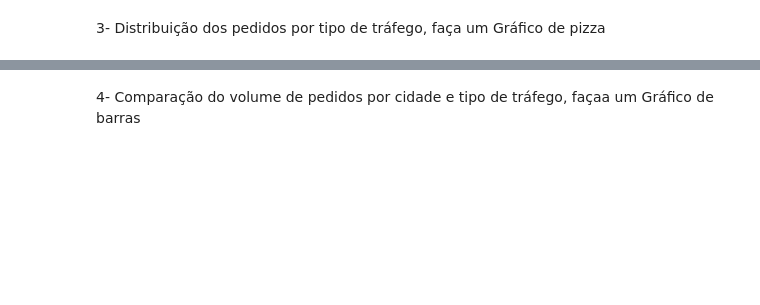
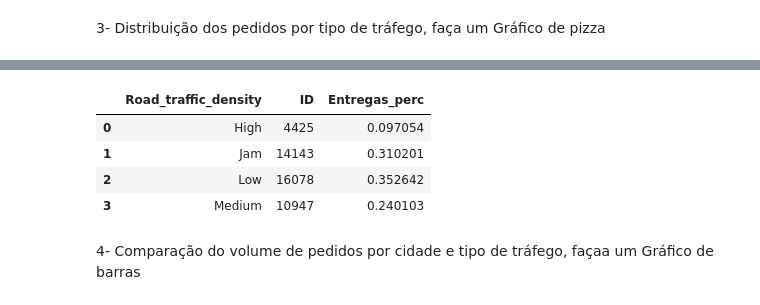
Before and after one commit to Fabiorsi1979/FTC_Analisando_dados, a Jupyter notebook: Gráficos.ipynb, the cells around one changed output, grey strips where cells are left out. Saved outputs shown, nothing was run; the diff lists cells and outputs as text; code cells hidden in the pictures; blank space fills up the shorter version.

```diff
--- a/Gráficos.ipynb
+++ b/Gráficos.ipynb
@@ -113,6 +122,14 @@ df_aux['Entregas_perc'] = df_aux['ID'] / df_aux['ID'].sum()
 px.pie(df_aux, values = 'Entregas_perc', names='Road_traffic_density')
 # %% [output]
 [interactive output not drawn]
+# %%
+df_aux.head(5)
+# %% [output]
+|  | Road_traffic_density | ID | Entregas_perc |
+| 0 | High | 4425 | 0.097054 |
+| 1 | Jam | 14143 | 0.310201 |
+| 2 | Low | 16078 | 0.352642 |
+| 3 | Medium | 10947 | 0.240103 |
 # %% [markdown]
 4- Comparação do volume de pedidos por cidade e tipo de tráfego, façaa um Gráfico de barras
 # %%
```
Also changed, not shown: parts of 4 cells of this notebook.
